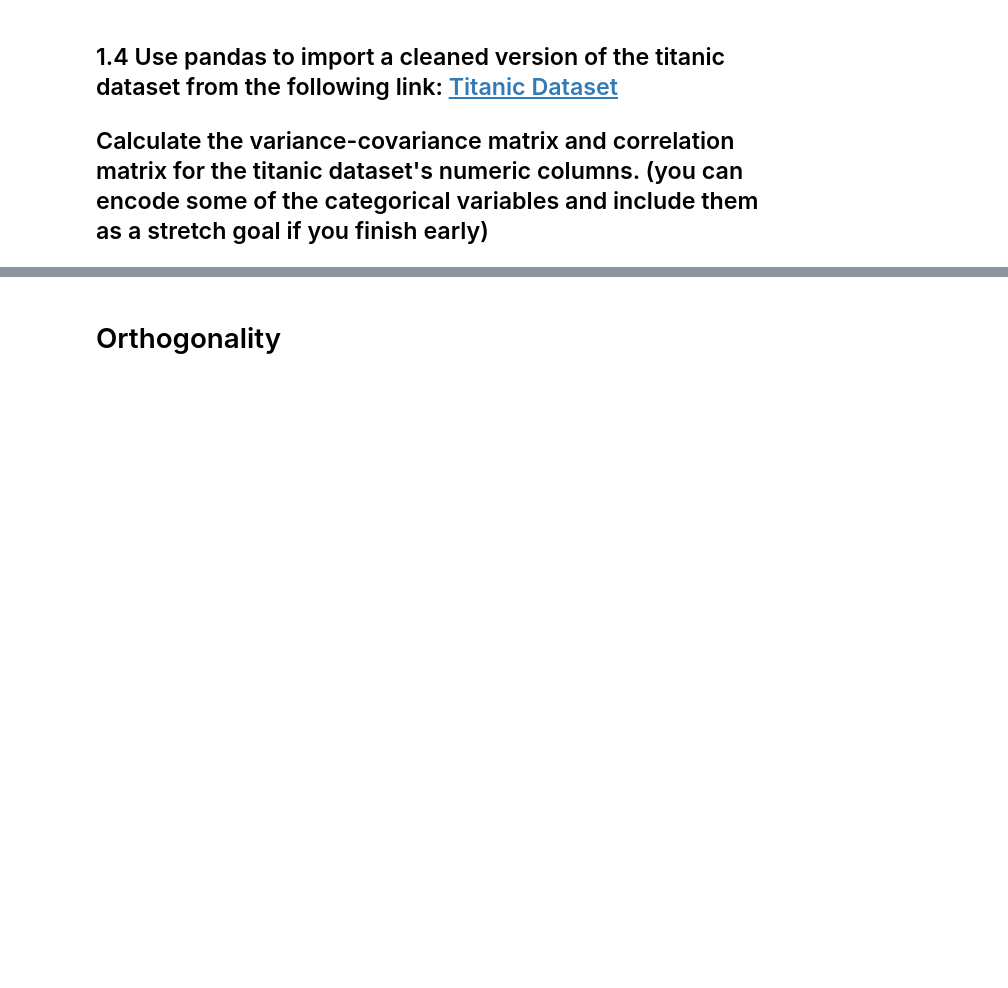
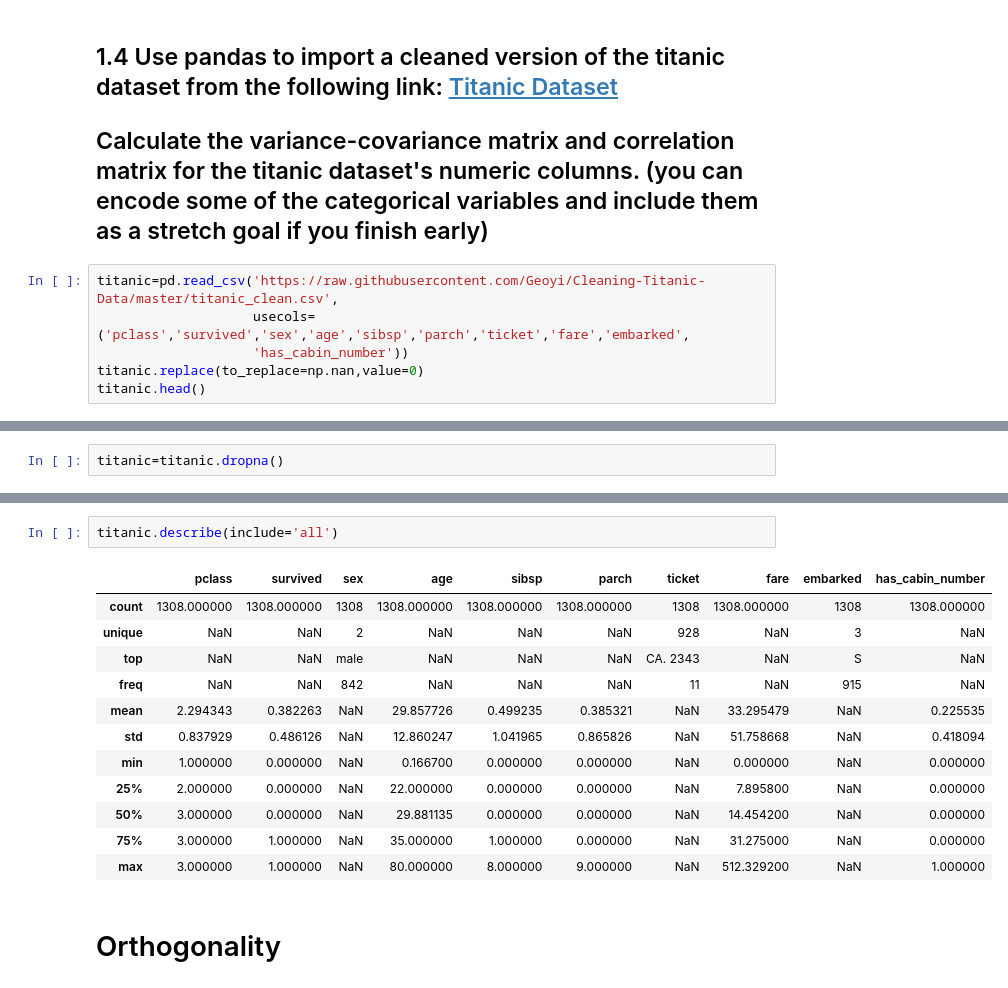
Before and after one commit to WhyseRabbit/DS-Unit-1-Sprint-3-Linear-Algebra, a Jupyter notebook: module2-intermediate-linear-algebra/LS_DS_132_Intermediate_Linear_Algebra_Assignment.ipynb, the cells around one changed output, grey strips where cells are left out. Cells and saved outputs as stored; diff of their text form; blank space fills up the shorter version.

```diff
--- a/module2-intermediate-linear-algebra/LS_DS_132_Intermediate_Linear_Algebra_Assignment.ipynb
+++ b/module2-intermediate-linear-algebra/LS_DS_132_Intermediate_Linear_Algebra_Assignment.ipynb
@@ -38,3 +38,9 @@ a.cov(b)
 ## 1.4 Use pandas to import a cleaned version of the titanic dataset from the following link: [Titanic Dataset](https://raw.githubusercontent.com/Geoyi/Cleaning-Titanic-Data/master/titanic_clean.csv)
 
 ## Calculate the variance-covariance matrix and correlation matrix for the titanic dataset's numeric columns. (you can encode some of the categorical variables and include them as a stretch goal if you finish early)
+# %%
+titanic=pd.read_csv('https://raw.githubusercontent.com/Geoyi/Cleaning-Titanic-Data/master/titanic_clean.csv',
+                    usecols=('pclass','survived','sex','age','sibsp','parch','ticket','fare','embarked',
+                    'has_cabin_number'))
+titanic.replace(to_replace=np.nan,value=0)
+titanic.head()
@@ -40,0 +54,2 @@ a.cov(b)
+# %%
+titanic=titanic.dropna()
@@ -41,3 +70,18 @@ a.cov(b)
+# %%
+titanic.describe(include='all')
+# %% [output]
+|  | pclass | survived | sex | age | sibsp | parch | ticket | fare | embarked | has_cabin_number |
+| count | 1308.000000 | 1308.000000 | 1308 | 1308.000000 | 1308.000000 | 1308.000000 | 1308 | 1308.000000 | 1308 | 1308.000000 |
+| unique | NaN | NaN | 2 | NaN | NaN | NaN | 928 | NaN | 3 | NaN |
+| top | NaN | NaN | male | NaN | NaN | NaN | CA. 2343 | NaN | S | NaN |
+| freq | NaN | NaN | 842 | NaN | NaN | NaN | 11 | NaN | 915 | NaN |
+| mean | 2.294343 | 0.382263 | NaN | 29.857726 | 0.499235 | 0.385321 | NaN | 33.295479 | NaN | 0.225535 |
+| std | 0.837929 | 0.486126 | NaN | 12.860247 | 1.041965 | 0.865826 | NaN | 51.758668 | NaN | 0.418094 |
+| min | 1.000000 | 0.000000 | NaN | 0.166700 | 0.000000 | 0.000000 | NaN | 0.000000 | NaN | 0.000000 |
+| 25% | 2.000000 | 0.000000 | NaN | 22.000000 | 0.000000 | 0.000000 | NaN | 7.895800 | NaN | 0.000000 |
+| 50% | 3.000000 | 0.000000 | NaN | 29.881135 | 0.000000 | 0.000000 | NaN | 14.454200 | NaN | 0.000000 |
+| 75% | 3.000000 | 1.000000 | NaN | 35.000000 | 1.000000 | 0.000000 | NaN | 31.275000 | NaN | 0.000000 |
+| max | 3.000000 | 1.000000 | NaN | 80.000000 | 8.000000 | 9.000000 | NaN | 512.329200 | NaN | 1.000000 |
 # %% [markdown]
 # Orthogonality
 # %% [markdown]
```
Also changed, not shown: parts of 3 cells of this notebook.
